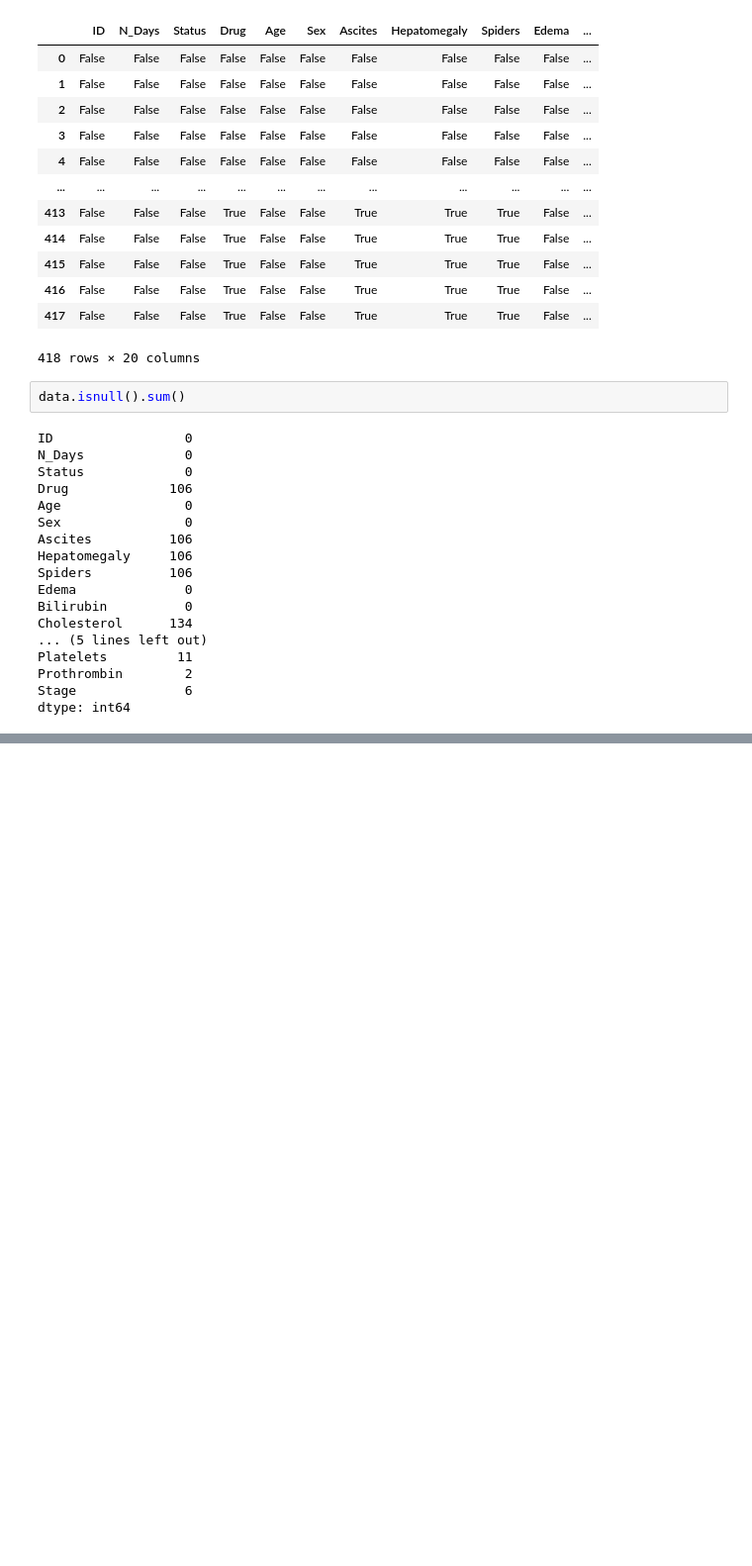
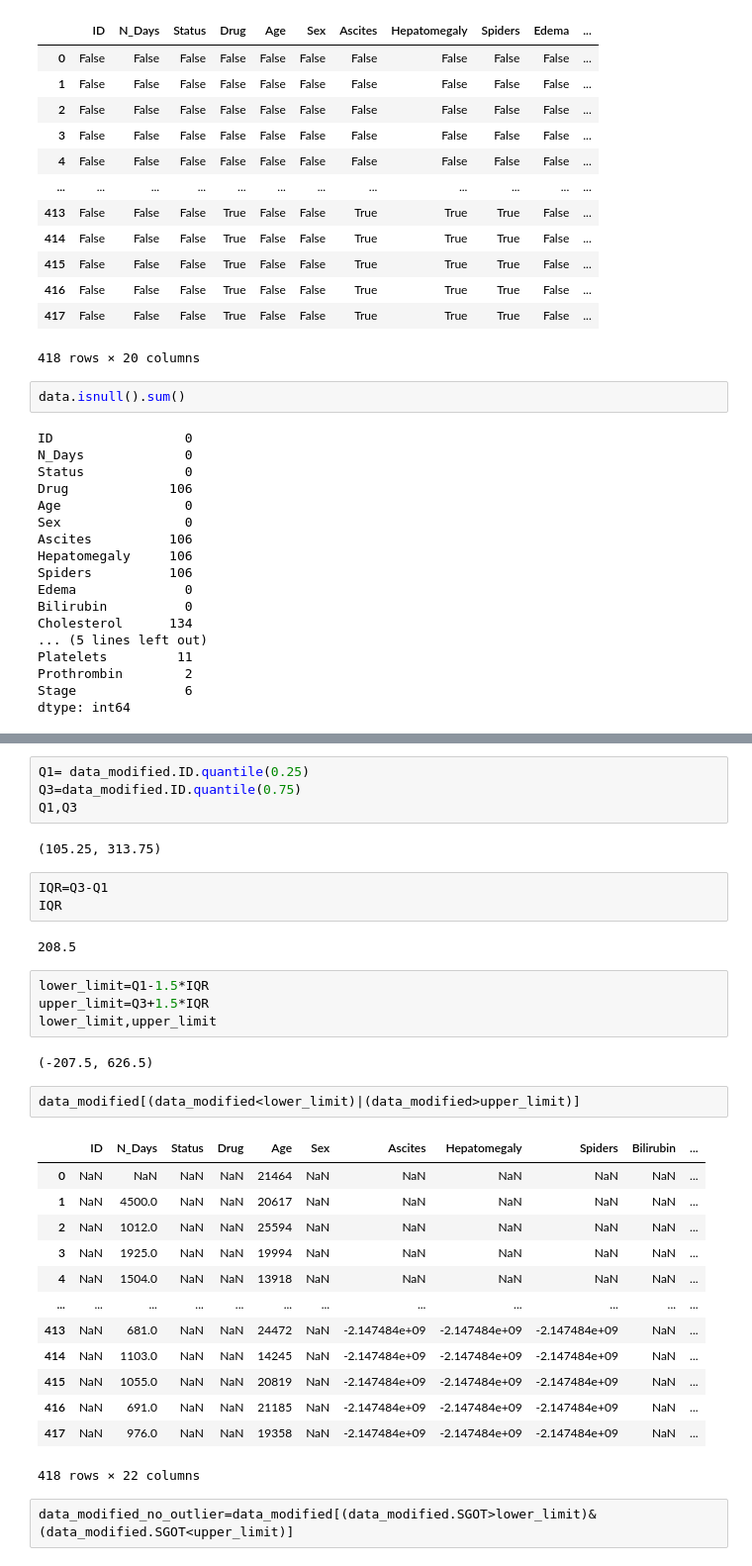
Before and after one commit to AKSHAT-KUMAR-14/Liver-Cirrhosis-Analysis, a Jupyter notebook: liver_cirrhosis.ipynb, the cells around one changed output, grey strips where cells are left out. Shown at 99% size. Drawn from its saved outputs; the diff is of its cells as text; blank space fills up the shorter version.

```diff
--- a/liver_cirrhosis.ipynb
+++ b/liver_cirrhosis.ipynb
@@ -170,0 +242,35 @@ min(data['N_Days'])
+# %%
+Q1= data_modified.ID.quantile(0.25)
+Q3=data_modified.ID.quantile(0.75)
+Q1,Q3
+# %% [output]
+(105.25, 313.75)
+# %%
+IQR=Q3-Q1
+IQR
+# %% [output]
+208.5
+# %%
+lower_limit=Q1-1.5*IQR
+upper_limit=Q3+1.5*IQR
+lower_limit,upper_limit
+# %% [output]
+(-207.5, 626.5)
+# %%
+data_modified[(data_modified<lower_limit)|(data_modified>upper_limit)]
+# %% [output]
+|  | ID | N_Days | Status | Drug | Age | Sex | Ascites | Hepatomegaly | Spiders | Bilirubin | ... |
+| 0 | NaN | NaN | NaN | NaN | 21464 | NaN | NaN | NaN | NaN | NaN | ... |
+| 1 | NaN | 4500.0 | NaN | NaN | 20617 | NaN | NaN | NaN | NaN | NaN | ... |
+| 2 | NaN | 1012.0 | NaN | NaN | 25594 | NaN | NaN | NaN | NaN | NaN | ... |
+| 3 | NaN | 1925.0 | NaN | NaN | 19994 | NaN | NaN | NaN | NaN | NaN | ... |
+| 4 | NaN | 1504.0 | NaN | NaN | 13918 | NaN | NaN | NaN | NaN | NaN | ... |
+| ... | ... | ... | ... | ... | ... | ... | ... | ... | ... | ... | ... |
+| 413 | NaN | 681.0 | NaN | NaN | 24472 | NaN | -2.147484e+09 | -2.147484e+09 | -2.147484e+09 | NaN | ... |
+| 414 | NaN | 1103.0 | NaN | NaN | 14245 | NaN | -2.147484e+09 | -2.147484e+09 | -2.147484e+09 | NaN | ... |
+| 415 | NaN | 1055.0 | NaN | NaN | 20819 | NaN | -2.147484e+09 | -2.147484e+09 | -2.147484e+09 | NaN | ... |
+| 416 | NaN | 691.0 | NaN | NaN | 21185 | NaN | -2.147484e+09 | -2.147484e+09 | -2.147484e+09 | NaN | ... |
+| 417 | NaN | 976.0 | NaN | NaN | 19358 | NaN | -2.147484e+09 | -2.147484e+09 | -2.147484e+09 | NaN | ... |
+418 rows × 22 columns
+# %%
+data_modified_no_outlier=data_modified[(data_modified.SGOT>lower_limit)&(data_modified.SGOT<upper_limit)]
```
Also changed, not shown: parts of 14 cells of this notebook.
